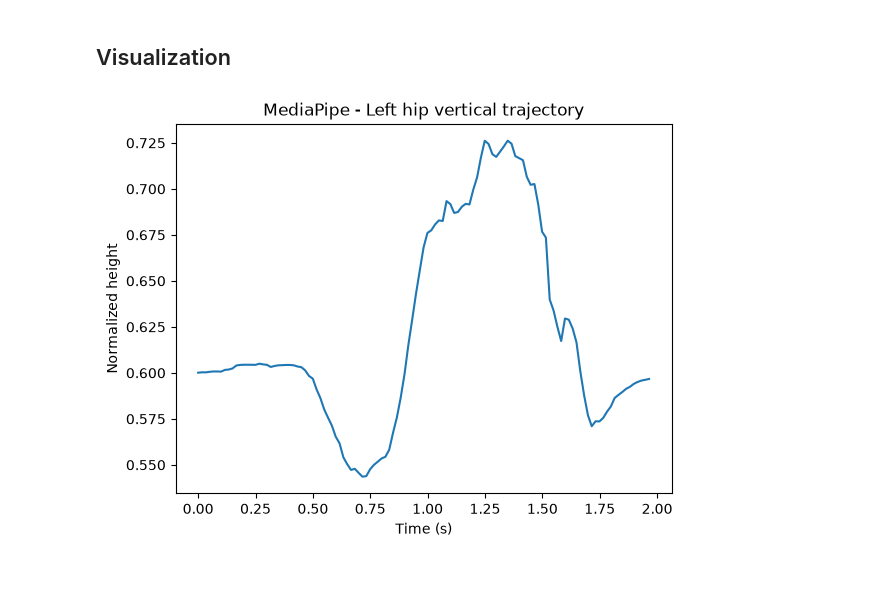
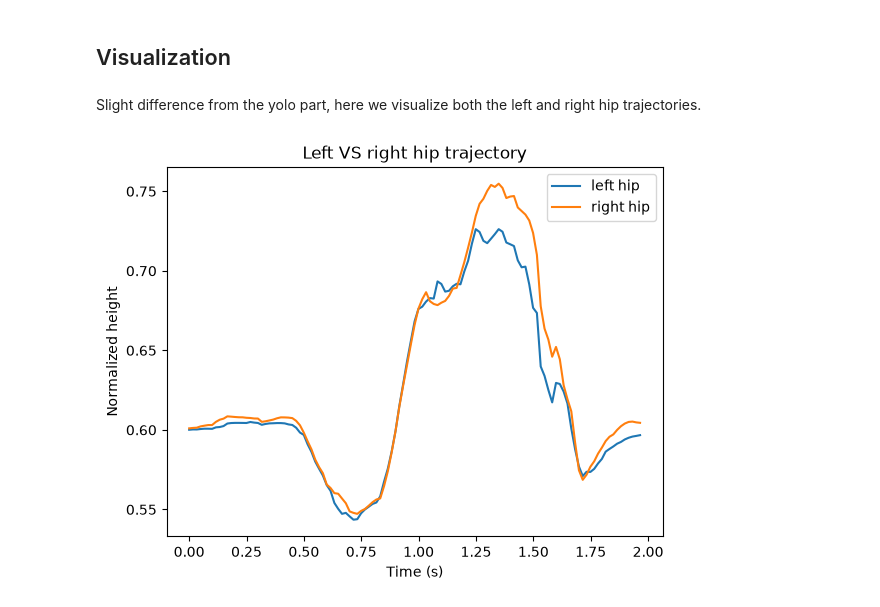
Before and after one commit to EstebanHuriot/BackflipAnalysis, a Jupyter notebook: computer_vision/mediapipe.ipynb, the cells around one changed output. Drawn from its saved outputs; the diff is of its cells as text; code cells hidden in the pictures; blank space fills up the shorter version.

```diff
--- a/computer_vision/mediapipe.ipynb
+++ b/computer_vision/mediapipe.ipynb
@@ -159,15 +132,29 @@ print(df_mp.shape)
 (3927, 8)
 # %% [markdown]
 ## Visualization
-# %%
-hip = df_mp[df_mp["keypoint"] == "left_hip"]
-
-plt.plot(hip["time"],1 - hip["y"])
-
-plt.xlabel("Time (s)")
-plt.ylabel("Normalized height")
-plt.title("MediaPipe - Left hip vertical trajectory")
-
-plt.show()
-# %% [output]
-[figure, removed]
+# %% [markdown]
+Slight difference from the yolo part, here we visualize both the left and right hip trajectories.
+# %%
+l_hip = df_mp[df_mp["keypoint"] == "left_hip"]
+r_hip = df_mp[df_mp["keypoint"] == "right_hip"]
+
+plt.plot(
+    l_hip["time"],
+    1 - l_hip["y"],
+    label="left hip"
+)
+
+plt.plot(
+    r_hip["time"],
+    1 - r_hip["y"],
+    label="right hip"
+)
+
+plt.xlabel("Time (s)")
+plt.ylabel("Normalized height")
+plt.title("Left VS right hip trajectory")
+plt.legend()
+
+plt.show()
+# %% [output]
+[figure, added]
```
Also changed, not shown: parts of 22 cells of this notebook.
